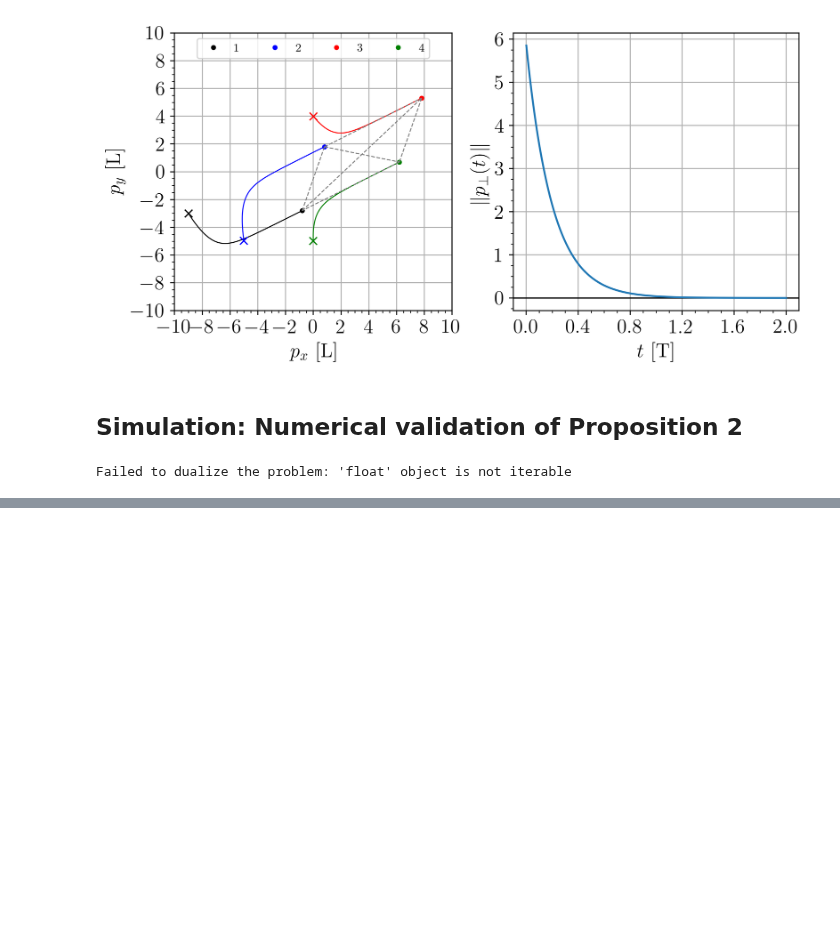
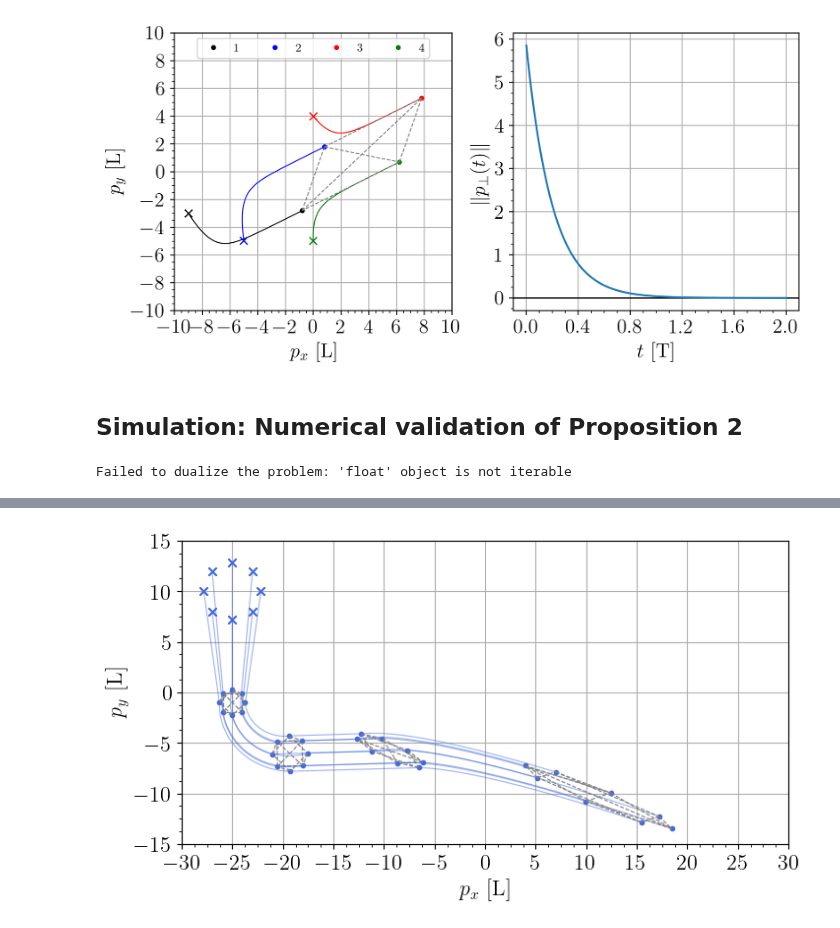
Before and after one commit to Swarm-Systems-Lab/affine-formation-control, a Jupyter notebook: notebooks/paper_simulations.ipynb, the cells around one changed output, grey strips where cells are left out. Saved outputs shown, nothing was run; the diff lists cells and outputs as text; code cells hidden in the pictures; blank space fills up the shorter version.

Commit message:
least squares to calcule M -> simulation with arbitrary N and shape

```diff
--- a/notebooks/paper_simulations.ipynb
+++ b/notebooks/paper_simulations.ipynb
@@ -351,0 +395,41 @@ params=[0, 1, 0, 0, 0, 1, 0], alphas_list=[(-4-4j), (5+0j), (-1+1j)], kappa=1
+# %%
+# Init figure and config axes
+fig = plt.figure(figsize=(9,4), dpi=100)
+ax1 = fig.subplots(1,1)
+
+config_data_axis(ax1, 5, 5, y_right=False)
+
+lim = 15
+ax1.set_xlim([-lim*2, lim*2])
+ax1.set_ylim([-lim, lim])
+ax1.grid(True)
+ax1.set_aspect("equal")
+ax1.set_xlabel(r"$p_x$ [L]")
+ax1.set_ylabel(r"$p_y$  [L]")
+
+## Launch the simulation #####
+params = [0, -1, -0.1, -0.1, 0, 0, 0]
+sim_fr.set_manual_mu(get_MBt(params))
+sim_fr.numerical_simulation(reset=True)
+sim_fr.plot(ax1, colored=False, tail=False)
+
+params = [0, -1, 0.04, 0.04, 0.2, 0, 0]
+sim_fr.set_manual_mu(get_MBt(params))
+sim_fr.numerical_simulation(reset=False)
+sim_fr.plot(ax1, colored=False, tail=False)
+
+params = [0, -1, 0, 0, 0, 0.2, 0]
+# check_case(sim_fr, params, debug=True)
+sim_fr.set_manual_mu(get_MBt(params))
+sim_fr.numerical_simulation(reset=False)
+sim_fr.plot(ax1, colored=False, tail=False)
+
+params = [0, -1, 0.05, 0.05, 0, 0, 0.1]
+sim_fr.set_manual_mu(get_MBt(params))
+sim_fr.numerical_simulation(reset=False)
+sim_fr.plot(ax1, colored=False, alpha1=0.5)
+
+## Generate the plot #####
+plt.show()
+# %% [output]
+[figure, added]
```
Also changed, not shown: parts of 8 cells of this notebook, 13 other files.
